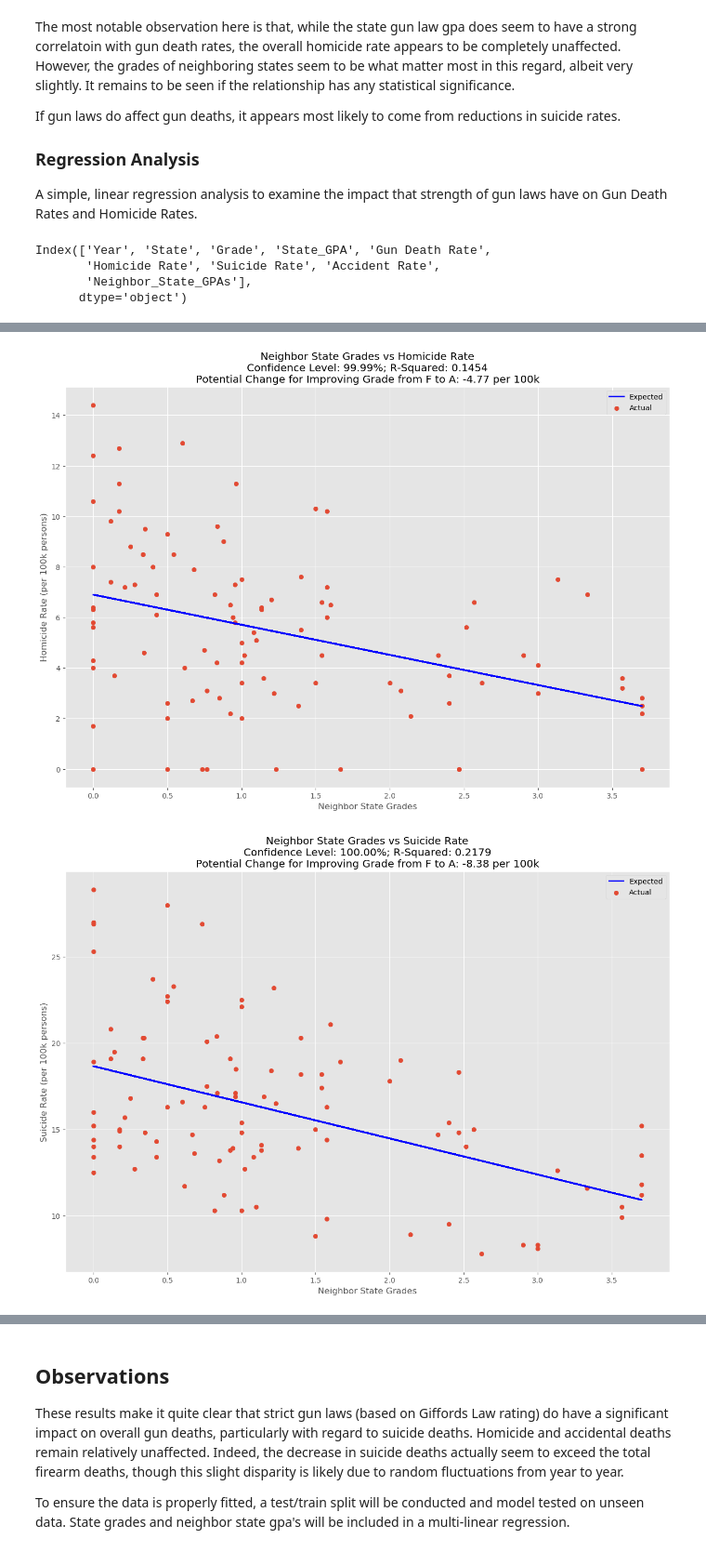
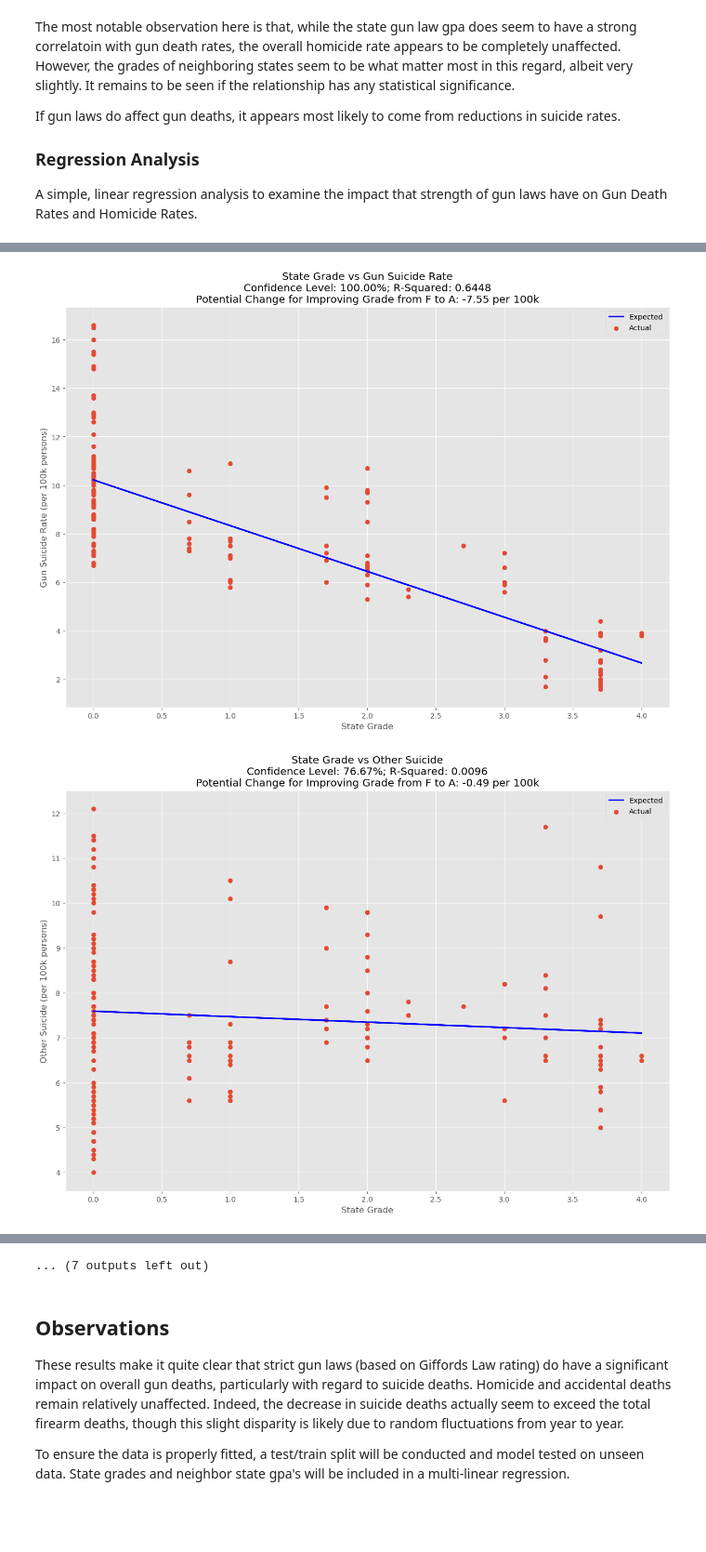
Before and after one commit to AlanHowlett/us_gun_laws, a Jupyter notebook: state_level_analysis.ipynb, the cells around one changed output, grey strips where cells are left out. Shown at 93% size. Cells and saved outputs as stored; diff of their text form; code cells hidden in the pictures; blank space fills up the shorter version.

```diff
--- a/state_level_analysis.ipynb
+++ b/state_level_analysis.ipynb
@@ -323,7 +359,7 @@ from shapely.geometry import Polygon, MultiPolygon
 import json
 
 #open up the US States Geojson
-with open('national_data/us_states.geojson') as f:
+with open('us_states.geojson') as f:
     states = json.load(f)
 
 #initialize a dictionary to store the state shape info
@@ -378,14 +414,14 @@ for year in df.Year.unique():
 
     for state in df.State.unique():
         # Default score is state score if no neighboring state (i.e. Alaska)
-        default_score = df[(df.State==state) & (df.Year==year)]['State_GPA'].values[0]
+        default_score = df[(df.State==state) & (df.Year==year)]['State Grade'].values[0]
         scores = []
 
         for neighbor in neighbors[state]:
 
             if neighbor != 'District of Columbia':
                 # Look up score based on year and state, add to scores list
-                scores.append(df[(df.State==neighbor) & (df.Year==year)]['State_GPA'].values[0])
+                scores.append(df[(df.State==neighbor) & (df.Year==year)]['State Grade'].values[0])
 
         # Add appropriate score to dictionary; mean of scores or default score
         neighbor_grades[year][state] = np.mean(scores) if len(scores)>0 else default_score
@@ -412,12 +448,12 @@ neighbor_grades[2016]
 # %%
 # Create ordered list of scores based on df.index
 GPAs = []
-for i in df.index:
-    state = df.iloc[i]['State']
-    year = df.iloc[i]['Year']
+for ix in df.index:
+    state = df.loc[ix, 'State']
+    year = df.loc[ix, 'Year']
     GPAs.append(neighbor_grades[year][state])
 
 # Create new column from list
-df['Neighbor_State_GPAs'] = GPAs
+df['Neighbor State GPA'] = GPAs
 df.head()
 # %% [output]
@@ -437,10 +474,10 @@ mpl.rcParams.update(mpl.rcParamsDefault)
 # CDC data from 2014 & 2015 invalid
 # Save compiled data for later, then filter df
 compiled_data = df
-df = df[df.Year>2015].reset_index(drop=True)
+df = df[df.columns[3:]]
 
 # View feature distributions
-fig = df[df.columns[3:]].hist(figsize = (40, 25), ec='k')
+fig = df.hist(figsize = (40, 25), ec='k')
 [x.title.set_size(18) for x in fig.ravel()]
 plt.show()
 # %% [output]
@@ -479,40 +516,23 @@ If gun laws do affect gun deaths, it appears most likely to come from reductions
 
 ### Regression Analysis
 A simple, linear regression analysis to examine the impact that strength of gun laws have on Gun Death Rates and Homicide Rates.
-# %%
-df.columns
-# %% [output]
-Index(['Year', 'State', 'Grade', 'State_GPA', 'Gun Death Rate',
-       'Homicide Rate', 'Suicide Rate', 'Accident Rate',
-       'Neighbor_State_GPAs'],
-      dtype='object')
 # %%
 # Rename columns for regression model
-df = df.rename(columns={'Gun Death Rate': 'Gun_Death_Rate',
-                        'Homicide Rate': 'Homicide_Rate',
-                        'Suicide Rate': 'Suicide_Rate',
-                        'Accident Rate': 'Accident_Rate'})
+for col in df.columns:
+    df = df.rename(columns={col: col.replace(' ', '_')})
 
 # Set target & predictor variables
-targets = list(df.columns[4:-1])
-predictors = ['State_GPA', 'Neighbor_State_GPAs']
+targets = list(df.columns[1:-1])
+predictors = ['State_Grade', 'Neighbor_State_GPA']
 
 def regression(df, predictors, targets):
     results = [['Target', 'Predictor', 'R Squared', 'Intercept', 'Slope', 'P Value']]
 
     for predictor in predictors:
         Predictor = predictor.replace('_', ' ')
-        try:
-            Predictor = Predictor.replace('State GPA', 'State Grade')
-        except:
-            pass
 
         for target in targets:
             Target = target.replace('_', ' ')
-            try:
-                Target = Target.replace('State GPA', 'State Grade')
-            except:
-                pass
 
             if predictor != target:
                 # Fit & predict model
@@ -521,7 +541,12 @@ def regression(df, predictors, targets):
                 y_pred = model.predict()
 
                 # Append list of summary statistics to results
-                results.append([target, predictor, model.rsquared, model.params[0], model.params[1], model.pvalues[1]])
+                results.append([target,
+                                predictor,
+                                np.round(model.rsquared, 4),
+                                np.round(model.params[0], 4),
+                                np.round(model.params[1], 4),
+                                np.round(model.pvalues[1], 4)])
 
                 # Plot results
                 plt.figure(figsize=(15, 10))
@@ -538,6 +563,7 @@ def regression(df, predictors, targets):
 
         # Create dataframe from results
         result_df = pd.DataFrame(results[1:],columns=results[0])
+
     return result_df
 
 regression(df, predictors, targets)
@@ -550,2 +576,2 @@ regression(df, predictors, targets)
-[figure, old version]
+[figure, new version]
-[figure, old version]
+[figure, new version]
@@ -562,3 +583,4 @@ regression(df, predictors, targets)
+... (7 outputs left out)
 # %% [markdown]
 ## Observations
 These results make it quite clear that strict gun laws (based on Giffords Law rating) do have a significant impact on overall gun deaths, particularly with regard to suicide deaths. Homicide and accidental deaths remain relatively unaffected. Indeed, the decrease in suicide deaths actually seem to exceed the total firearm deaths, though this slight disparity is likely due to random fluctuations from year to year.
```
Also changed, not shown: parts of 104 cells of this notebook, 55 other files.
